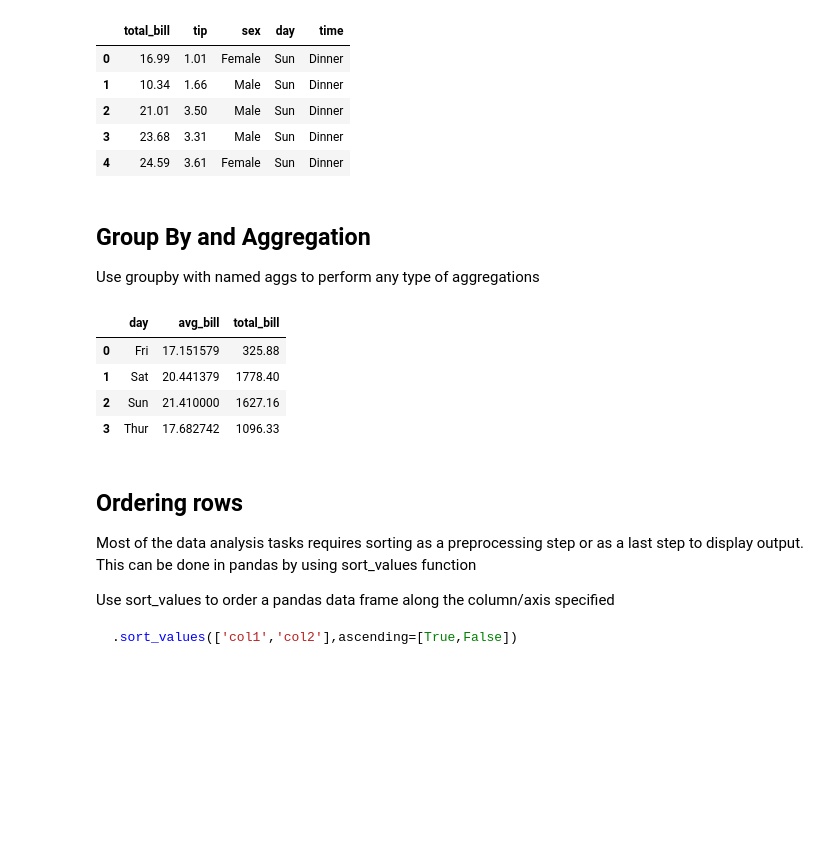
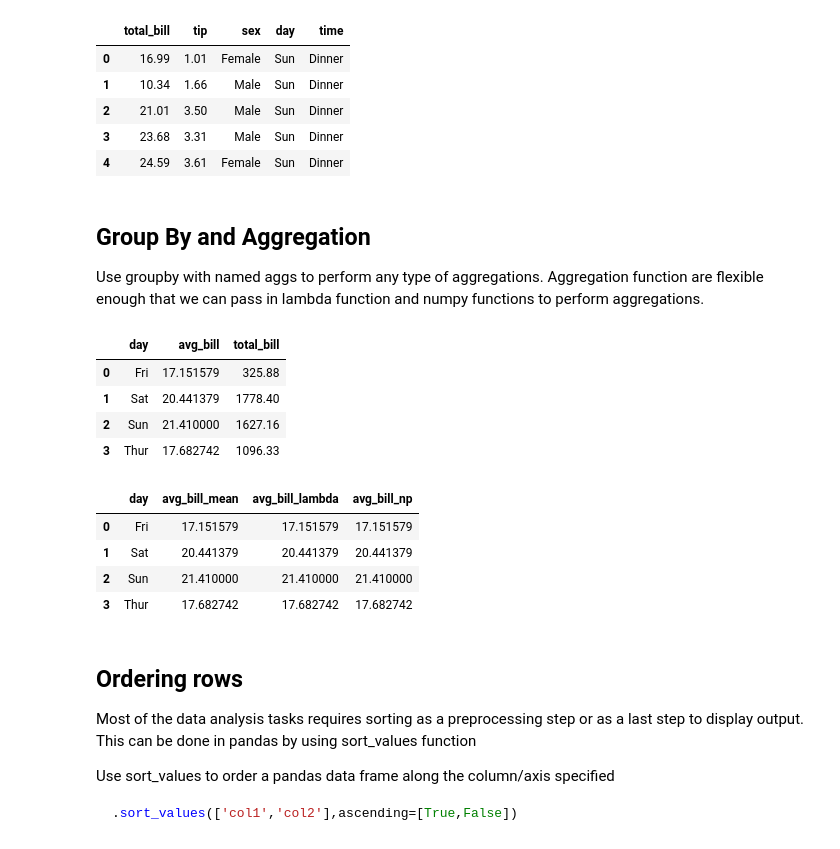
Before and after one commit to anaveenan/anaveenan, a Jupyter notebook: _notebooks/2020-03-05-the-pandas-reference.ipynb, the cells around one changed output. Cells and saved outputs as stored; diff of their text form; code cells hidden in the pictures; blank space fills up the shorter version.

```diff
--- a/_notebooks/2020-03-05-the-pandas-reference.ipynb
+++ b/_notebooks/2020-03-05-the-pandas-reference.ipynb
@@ -157,7 +176,7 @@ per_tip=.15
 | 4 | 24.59 | 3.61 | Female | Sun | Dinner |
 # %% [markdown]
 ## Group By and Aggregation
-Use groupby with named aggs to perform any type of aggregations
+Use groupby with named aggs to perform any type of aggregations. Aggregation function are flexible enough that we can pass in lambda function and numpy functions to perform aggregations.
 # %%
 #By day get average and total bill
 (df
@@ -172,6 +191,21 @@ Use groupby with named aggs to perform any type of aggregations
 | 1 | Sat | 20.441379 | 1778.40 |
 | 2 | Sun | 21.410000 | 1627.16 |
 | 3 | Thur | 17.682742 | 1096.33 |
+# %%
+#By day get average of total bill using : functions, lambda functions, numpy functions
+(df
+ .groupby(['day'])
+ .agg(avg_bill_mean=('total_bill','mean')
+     ,avg_bill_lambda=('total_bill',lambda x:x.mean()) #using lambda functions
+     ,avg_bill_np=('total_bill',np.mean)) #using numpy functions
+ .reset_index()
+)
+# %% [output]
+|  | day | avg_bill_mean | avg_bill_lambda | avg_bill_np |
+| 0 | Fri | 17.151579 | 17.151579 | 17.151579 |
+| 1 | Sat | 20.441379 | 20.441379 | 20.441379 |
+| 2 | Sun | 21.410000 | 21.410000 | 21.410000 |
+| 3 | Thur | 17.682742 | 17.682742 | 17.682742 |
 # %% [markdown]
 ## Ordering rows
 Most of the data analysis tasks requires sorting as a preprocessing step or as a last step to display output. This can be done in pandas by using sort_values function
```
Also changed, not shown: parts of 5 cells of this notebook.
